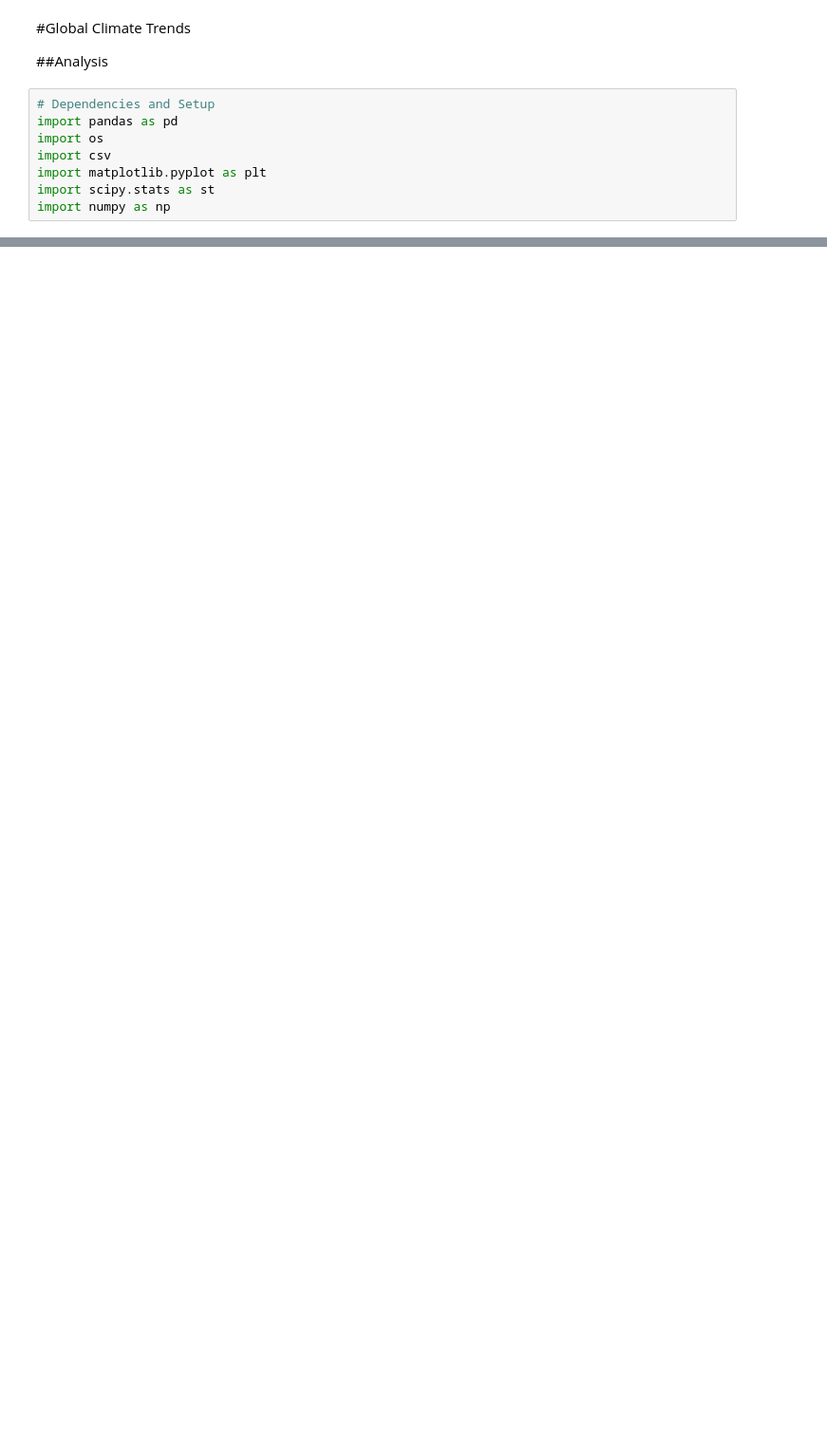
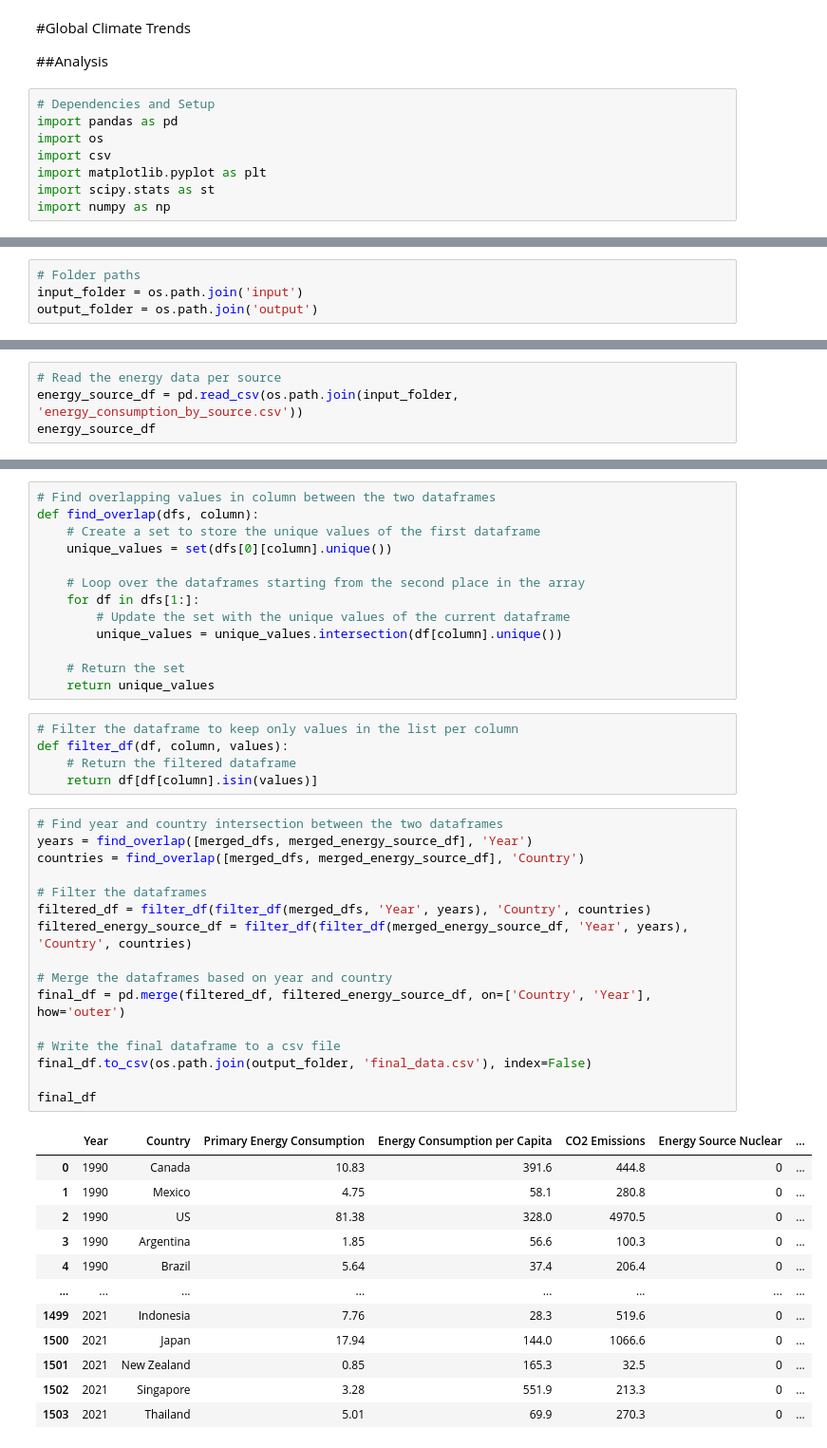
Before and after one commit to maddiebowman/Global_Climate_Change_Trends, a Jupyter notebook: GlobalClimateTrends.ipynb, the cells around one changed output, grey strips where cells are left out. Shown at 95% size. Saved outputs shown, nothing was run; the diff lists cells and outputs as text; blank space fills up the shorter version.

```diff
--- a/GlobalClimateTrends.ipynb
+++ b/GlobalClimateTrends.ipynb
@@ -631,0 +13,4 @@ plt.show()
+# %%
+# Folder paths
+input_folder = os.path.join('input')
+output_folder = os.path.join('output')
@@ -631,0 +75,4 @@ plt.show()
+# %%
+# Read the energy data per source
+energy_source_df = pd.read_csv(os.path.join(input_folder, 'energy_consumption_by_source.csv'))
+energy_source_df
@@ -631,0 +144,47 @@ plt.show()
+# %%
+# Find overlapping values in column between the two dataframes
+def find_overlap(dfs, column):
+    # Create a set to store the unique values of the first dataframe
+    unique_values = set(dfs[0][column].unique())
+
+    # Loop over the dataframes starting from the second place in the array
+    for df in dfs[1:]:
+        # Update the set with the unique values of the current dataframe
+        unique_values = unique_values.intersection(df[column].unique())
+
+    # Return the set
+    return unique_values
+# %%
+# Filter the dataframe to keep only values in the list per column
+def filter_df(df, column, values):
+    # Return the filtered dataframe
+    return df[df[column].isin(values)]
+# %%
+# Find year and country intersection between the two dataframes
+years = find_overlap([merged_dfs, merged_energy_source_df], 'Year')
+countries = find_overlap([merged_dfs, merged_energy_source_df], 'Country')
+
+# Filter the dataframes
+filtered_df = filter_df(filter_df(merged_dfs, 'Year', years), 'Country', countries)
+filtered_energy_source_df = filter_df(filter_df(merged_energy_source_df, 'Year', years), 'Country', countries)
+
+# Merge the dataframes based on year and country
+final_df = pd.merge(filtered_df, filtered_energy_source_df, on=['Country', 'Year'], how='outer')
+
+# Write the final dataframe to a csv file
+final_df.to_csv(os.path.join(output_folder, 'final_data.csv'), index=False)
+
+final_df
+# %% [output]
+|  | Year | Country | Primary Energy Consumption | Energy Consumption per Capita | CO2 Emissions | Energy Source Nuclear | ... |
+| 0 | 1990 | Canada | 10.83 | 391.6 | 444.8 | 0 | ... |
+| 1 | 1990 | Mexico | 4.75 | 58.1 | 280.8 | 0 | ... |
+| 2 | 1990 | US | 81.38 | 328.0 | 4970.5 | 0 | ... |
+| 3 | 1990 | Argentina | 1.85 | 56.6 | 100.3 | 0 | ... |
+| 4 | 1990 | Brazil | 5.64 | 37.4 | 206.4 | 0 | ... |
+| ... | ... | ... | ... | ... | ... | ... | ... |
+| 1499 | 2021 | Indonesia | 7.76 | 28.3 | 519.6 | 0 | ... |
+| 1500 | 2021 | Japan | 17.94 | 144.0 | 1066.6 | 0 | ... |
+| 1501 | 2021 | New Zealand | 0.85 | 165.3 | 32.5 | 0 | ... |
+| 1502 | 2021 | Singapore | 3.28 | 551.9 | 213.3 | 0 | ... |
+| 1503 | 2021 | Thailand | 5.01 | 69.9 | 270.3 | 0 | ... |
```
Also changed, not shown: parts of 40 cells of this notebook, 3 other files.
